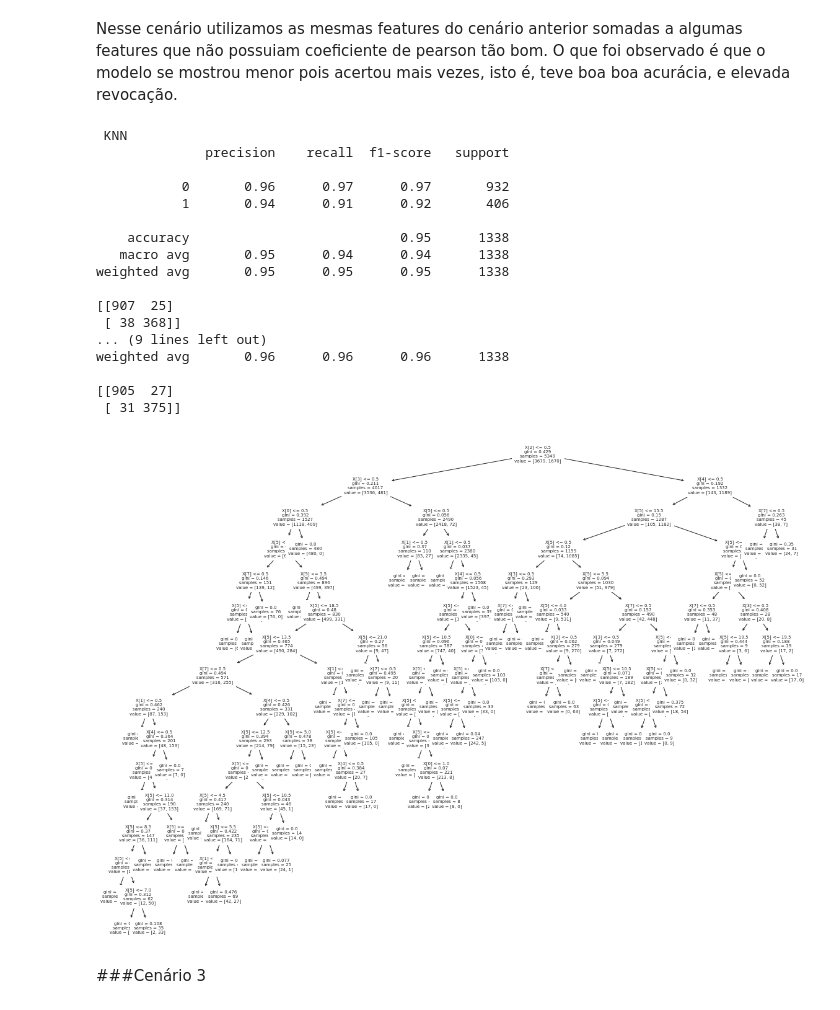
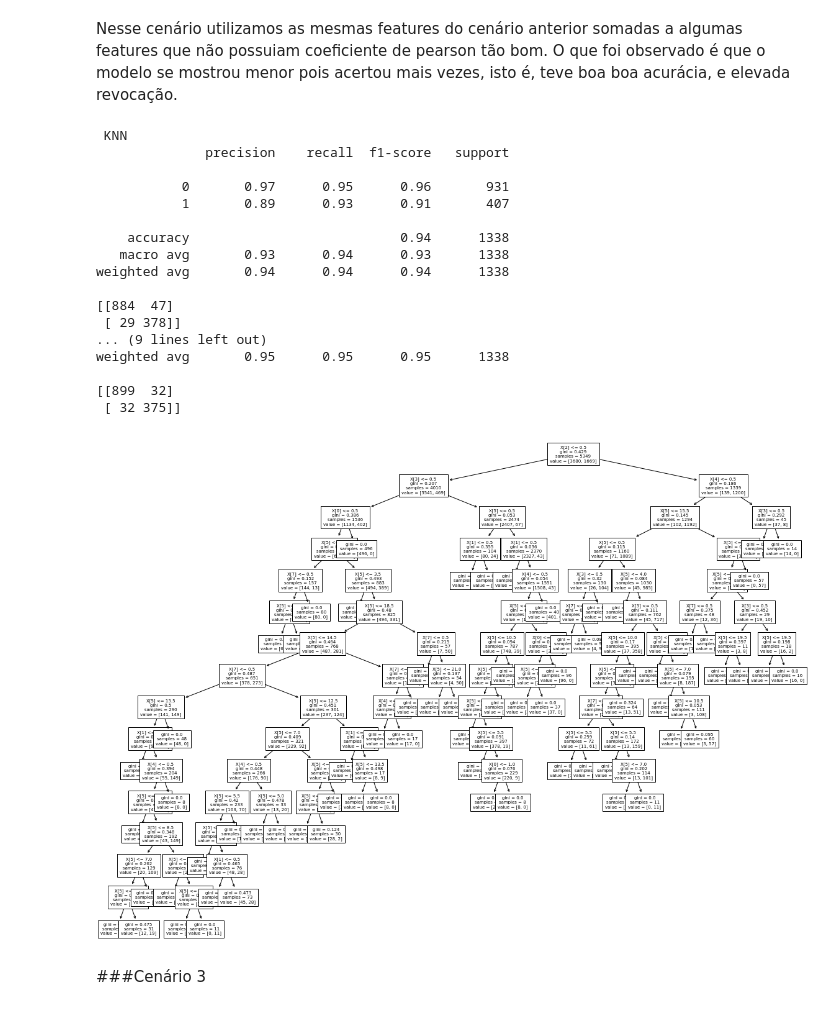
Before and after one commit to MarcosVeniciu/Trabalho-Pratico-Introducao-a-Ciencia-dos-Dados, a Jupyter notebook: cenipa.ipynb, the cells around one changed output. Cells and saved outputs as stored; diff of their text form; code cells hidden in the pictures.

```diff
--- a/cenipa.ipynb
+++ b/cenipa.ipynb
@@ -1129,6 +1129,7 @@ No caso do cenário 1, utilizamos somente as variáveis que tiveram melhor coefi
 # Variavel de interese maiores que 0.3 e menores que -0.3.
 cols_interesse = ['ocorrencia_classificacao', 'aeronave_nivel_dano_SUBSTANCIAL', 'aeronave_nivel_dano_DESTRUÍDA', 'aeronave_operador_categoria_INSTRUÇÃO']
 # %%
+plt.rcParams["figure.figsize"] = (20,10)
 X_train,X_test,Y_train,Y_test=train_test_split(dataset[cols_interesse],Y,test_size=0.2)
 classifier(X_train,X_test,Y_train,Y_test)
 # %% [output]
@@ -1160,27 +1161,28 @@ cols_interesse_2 = ['ocorrencia_classificacao', 'aeronave_nivel_dano_SUBSTANCIAL
                     'aeronave_operador_categoria_INSTRUÇÃO','ocorrencia_saida_pista', 'aeronave_fase_operacao', 'aeronave_nivel_dano_LEVE',
                     'aeronave_operador_categoria_PARTICULAR']
 # %%
+plt.rcParams["figure.figsize"] = (20,15)
 X_train,X_test,Y_train,Y_test=train_test_split(dataset[cols_interesse_2],Y,test_size=0.2)
 classifier(X_train,X_test,Y_train,Y_test)
 # %% [output]
  KNN
               precision    recall  f1-score   support
 
-           0       0.96      0.97      0.97       932
-           1       0.94      0.91      0.92       406
+           0       0.97      0.95      0.96       931
+           1       0.89      0.93      0.91       407
 
-    accuracy                           0.95      1338
-   macro avg       0.95      0.94      0.94      1338
+    accuracy                           0.94      1338
+   macro avg       0.93      0.94      0.93      1338
+weighted avg       0.94      0.94      0.94      1338
+
+[[884  47]
+ [ 29 378]]
+... (9 lines left out)
 weighted avg       0.95      0.95      0.95      1338
 
-[[907  25]
- [ 38 368]]
-... (9 lines left out)
-weighted avg       0.96      0.96      0.96      1338
-
-[[905  27]
- [ 31 375]]
+[[899  32]
+ [ 32 375]]
-[figure, old version]
+[figure, new version]
 # %% [markdown]
 ###Cenário 3
 # %% [markdown]
```
Also changed, not shown: parts of 7 cells of this notebook.
